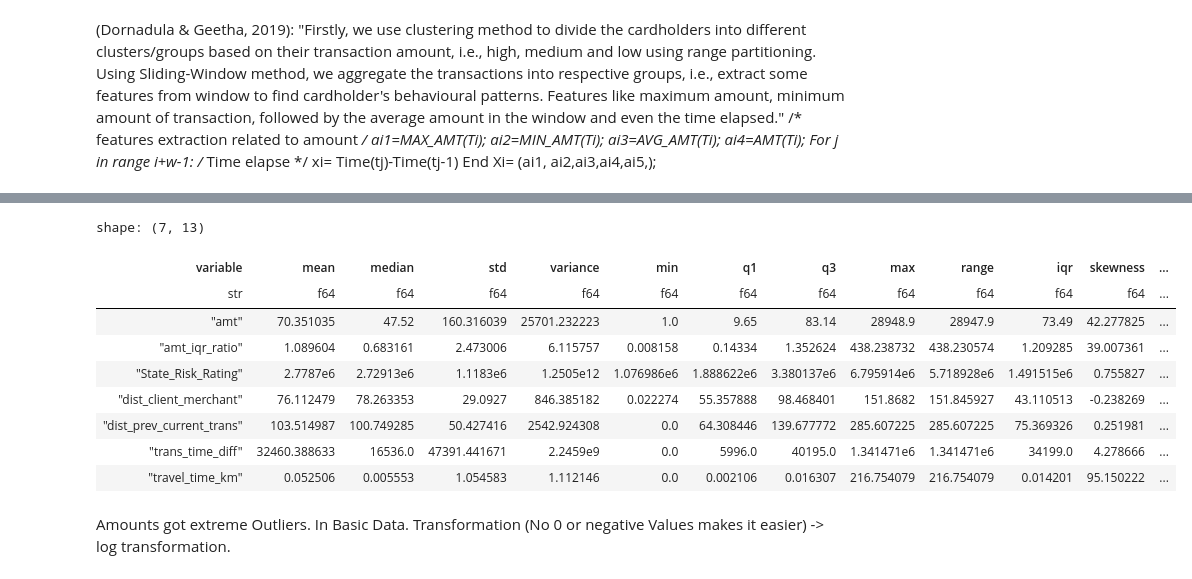
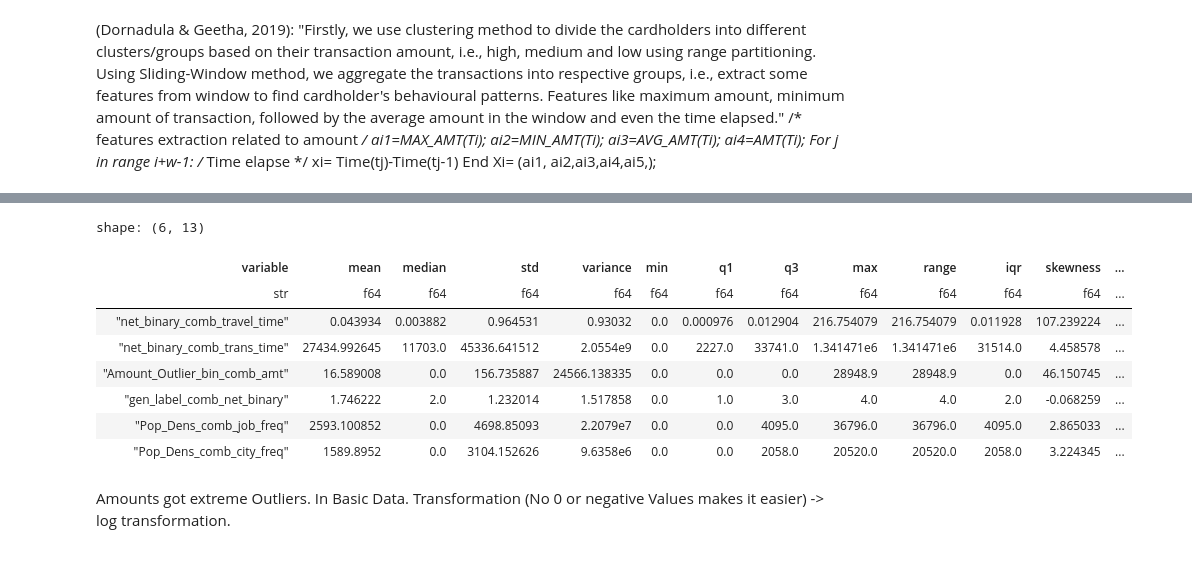
Before and after one commit to arnopopanda-UWM/ML-UWM-April-26, a Jupyter notebook: CC_Fraud_v2.ipynb, the cells around one changed output, grey strips where cells are left out. Drawn from its saved outputs; the diff is of its cells as text; code cells hidden in the pictures.

```diff
--- a/CC_Fraud_v2.ipynb
+++ b/CC_Fraud_v2.ipynb
@@ -515,7 +621,8 @@ cc=cc_clean
 #del cc_clean
 #del crime, crime_data, job_freq_map, city_freq_map, category_freq_map
 import pandas as pd
-cc = pd.read_parquet("credit_card_trans_train.parquet")
+cc = pl.read_parquet("credit_card_trans_train.parquet")
+#cc = pd.read_parquet("credit_card_trans_train.parquet")
 # %%
 ' Checking Values Descriptive Stats'
 # %% [output]
@@ -568,19 +675,21 @@ shape: (7, 13)
 │ travel_ti ┆ 0.052506  ┆ 0.005553  ┆ 1.054583  ┆ … ┆ 216.75407 ┆ 0.014201  ┆ 95.150222 ┆ 12235.42 │
 │ me_km     ┆           ┆           ┆           ┆   ┆ 9         ┆           ┆           ┆ 1253     │
 └───────────┴───────────┴───────────┴───────────┴───┴───────────┴───────────┴───────────┴──────────┘
+# %%
+stats_comb= stat_values(cc, combined)
 # %%
-stats_df
+stats_comb
+# extreme outliers: log transform; net_binary_comb_travel_time, net_binary_comb_trans_time
 # %% [output]
-shape: (7, 13)
+shape: (6, 13)
 | variable | mean | median | std | variance | min | q1 | q3 | max | range | iqr | skewness | ... |
 | str | f64 | f64 | f64 | f64 | f64 | f64 | f64 | f64 | f64 | f64 | f64 | ... |
-| "amt" | 70.351035 | 47.52 | 160.316039 | 25701.232223 | 1.0 | 9.65 | 83.14 | 28948.9 | 28947.9 | 73.49 | 42.277825 | ... |
-| "amt_iqr_ratio" | 1.089604 | 0.683161 | 2.473006 | 6.115757 | 0.008158 | 0.14334 | 1.352624 | 438.238732 | 438.230574 | 1.209285 | 39.007361 | ... |
-| "State_Risk_Rating" | 2.7787e6 | 2.72913e6 | 1.1183e6 | 1.2505e12 | 1.076986e6 | 1.888622e6 | 3.380137e6 | 6.795914e6 | 5.718928e6 | 1.491515e6 | 0.755827 | ... |
-| "dist_client_merchant" | 76.112479 | 78.263353 | 29.0927 | 846.385182 | 0.022274 | 55.357888 | 98.468401 | 151.8682 | 151.845927 | 43.110513 | -0.238269 | ... |
-| "dist_prev_current_trans" | 103.514987 | 100.749285 | 50.427416 | 2542.924308 | 0.0 | 64.308446 | 139.677772 | 285.607225 | 285.607225 | 75.369326 | 0.251981 | ... |
-| "trans_time_diff" | 32460.388633 | 16536.0 | 47391.441671 | 2.2459e9 | 0.0 | 5996.0 | 40195.0 | 1.341471e6 | 1.341471e6 | 34199.0 | 4.278666 | ... |
-| "travel_time_km" | 0.052506 | 0.005553 | 1.054583 | 1.112146 | 0.0 | 0.002106 | 0.016307 | 216.754079 | 216.754079 | 0.014201 | 95.150222 | ... |
+| "net_binary_comb_travel_time" | 0.043934 | 0.003882 | 0.964531 | 0.93032 | 0.0 | 0.000976 | 0.012904 | 216.754079 | 216.754079 | 0.011928 | 107.239224 | ... |
+| "net_binary_comb_trans_time" | 27434.992645 | 11703.0 | 45336.641512 | 2.0554e9 | 0.0 | 2227.0 | 33741.0 | 1.341471e6 | 1.341471e6 | 31514.0 | 4.458578 | ... |
+| "Amount_Outlier_bin_comb_amt" | 16.589008 | 0.0 | 156.735887 | 24566.138335 | 0.0 | 0.0 | 0.0 | 28948.9 | 28948.9 | 0.0 | 46.150745 | ... |
+| "gen_label_comb_net_binary" | 1.746222 | 2.0 | 1.232014 | 1.517858 | 0.0 | 1.0 | 3.0 | 4.0 | 4.0 | 2.0 | -0.068259 | ... |
+| "Pop_Dens_comb_job_freq" | 2593.100852 | 0.0 | 4698.85093 | 2.2079e7 | 0.0 | 0.0 | 4095.0 | 36796.0 | 36796.0 | 4095.0 | 2.865033 | ... |
+| "Pop_Dens_comb_city_freq" | 1589.8952 | 0.0 | 3104.152626 | 9.6358e6 | 0.0 | 0.0 | 2058.0 | 20520.0 | 20520.0 | 2058.0 | 3.224345 | ... |
 # %% [markdown]
 Amounts got extreme Outliers. In Basic Data.
 Transformation (No 0 or negative Values makes it easier) -> log transformation.
```
Also changed, not shown: parts of 39 cells of this notebook.
